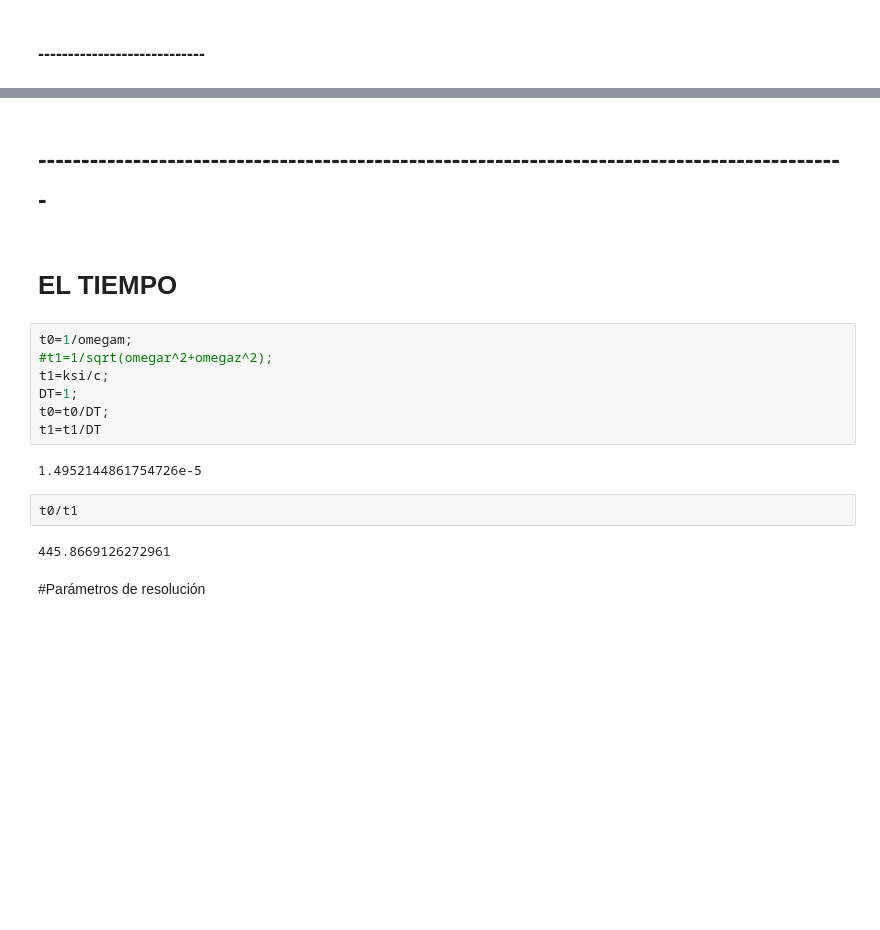
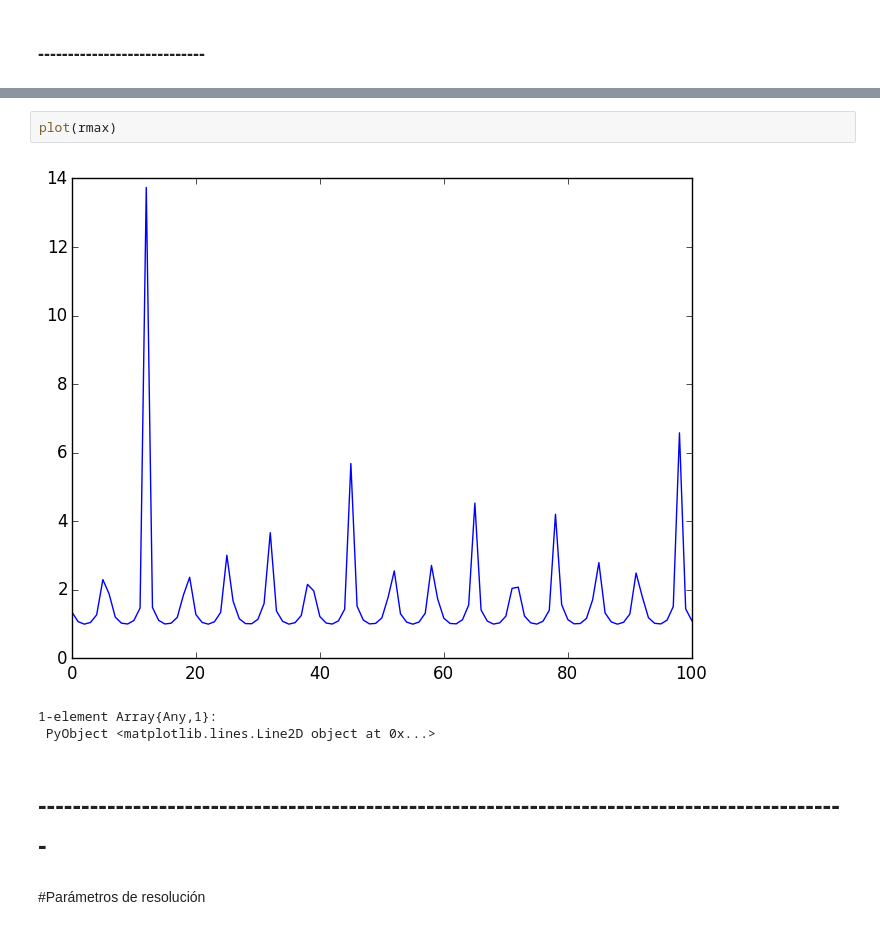
Before and after one commit to ealba/INTEGRALES, a Jupyter notebook: IntegralesBurdas6.ipynb, the cells around one changed output, grey strips where cells are left out. Saved outputs shown, nothing was run; the diff lists cells and outputs as text; blank space fills up the shorter version.

```diff
--- a/IntegralesBurdas6.ipynb
+++ b/IntegralesBurdas6.ipynb
@@ -159,20 +170,11 @@ grafdensidad([zminevaluar/ksi,zmaxevaluar/ksi],[rminevaluar/ksi,rmaxevaluar/ksi]
+# %%
+plot(rmax)
+# %% [output]
+[figure, added]
+1-element Array{Any,1}:
+ PyObject <matplotlib.lines.Line2D object at 0x...>
 # %% [markdown]
 # ----------------------------------------------------------------------------------------------
-# %% [markdown]
-# EL TIEMPO
-# %%
-t0=1/omegam;
-#t1=1/sqrt(omegar^2+omegaz^2);
-t1=ksi/c;
-DT=1;
-t0=t0/DT;
-t1=t1/DT
-# %% [output]
-1.4952144861754726e-5
-# %%
-t0/t1
-# %% [output]
-445.8669126272961
 # %% [markdown]
 #Parámetros de resolución
 # %%
```
Also changed, not shown: parts of 38 cells of this notebook, 1 other file.
